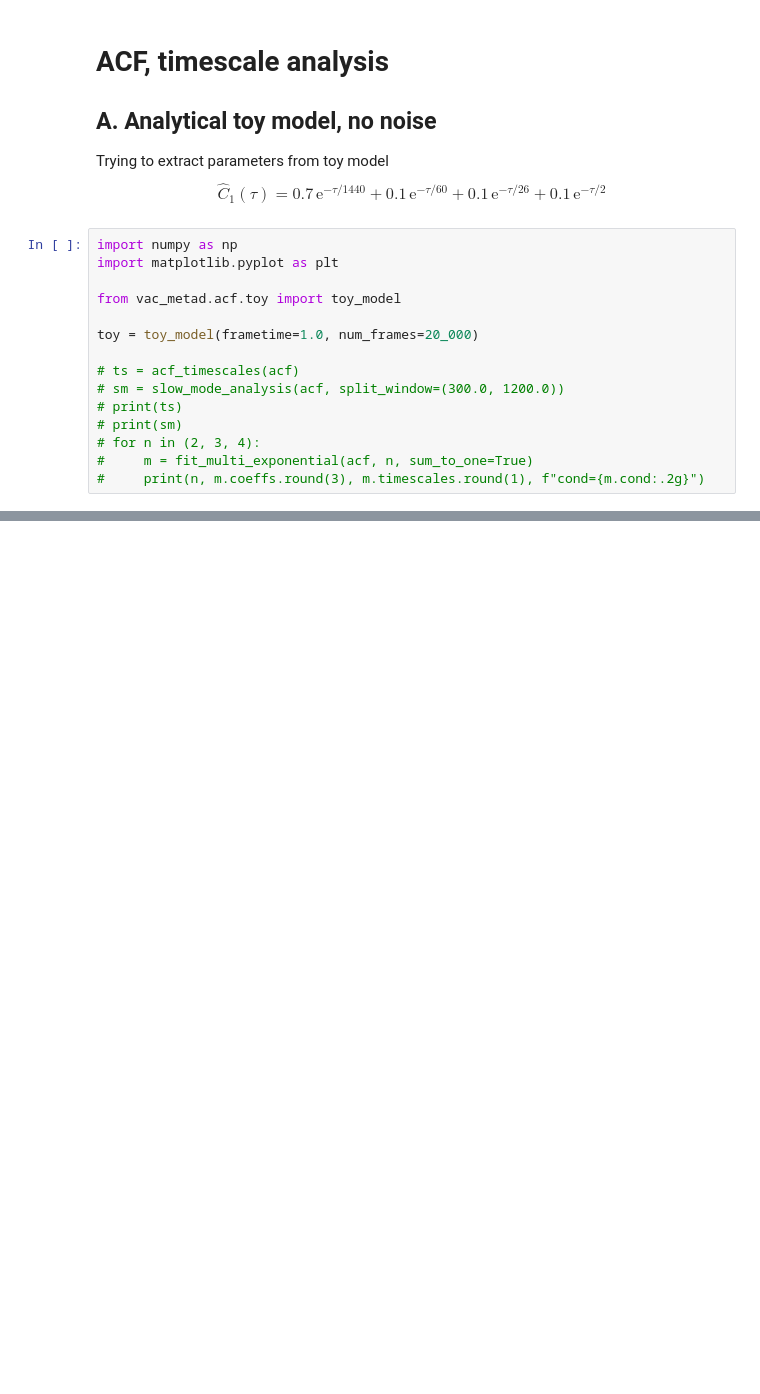
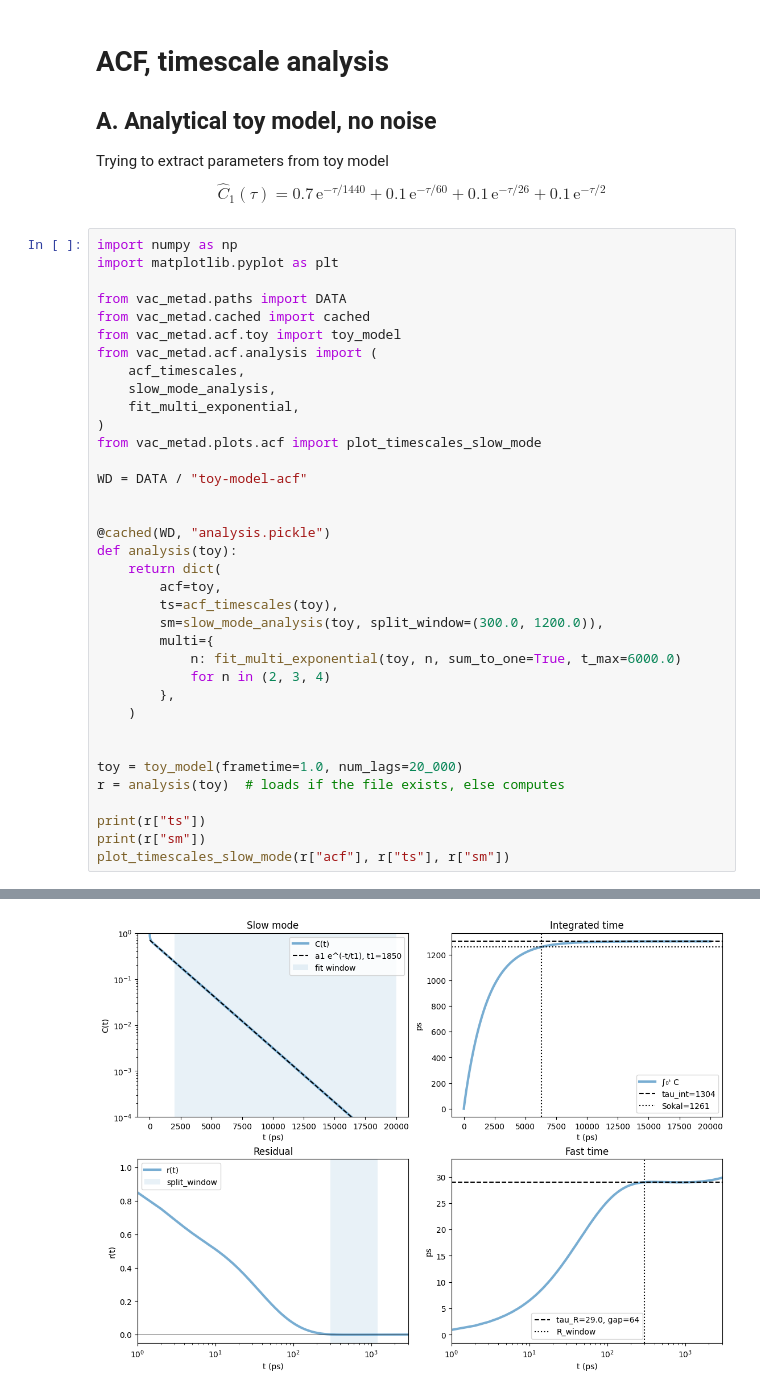
Before and after one commit to bbharland/vac-metad, a Jupyter notebook: notebooks/1.05-toy-model.ipynb, the cells around one changed output, grey strips where cells are left out. Drawn from its saved outputs; the diff is of its cells as text; blank space fills up the shorter version.

```diff
--- a/notebooks/1.05-toy-model.ipynb
+++ b/notebooks/1.05-toy-model.ipynb
@@ -11,14 +11,36 @@ $$
 import numpy as np
 import matplotlib.pyplot as plt
 
+from vac_metad.paths import DATA
+from vac_metad.cached import cached
 from vac_metad.acf.toy import toy_model
+from vac_metad.acf.analysis import (
+    acf_timescales,
+    slow_mode_analysis,
+    fit_multi_exponential,
+)
+from vac_metad.plots.acf import plot_timescales_slow_mode
 
-toy = toy_model(frametime=1.0, num_frames=20_000)
+WD = DATA / "toy-model-acf"
 
-# ts = acf_timescales(acf)
-# sm = slow_mode_analysis(acf, split_window=(300.0, 1200.0))
-# print(ts)
-# print(sm)
-# for n in (2, 3, 4):
-#     m = fit_multi_exponential(acf, n, sum_to_one=True)
-#     print(n, m.coeffs.round(3), m.timescales.round(1), f"cond={m.cond:.2g}")
+
+@cached(WD, "analysis.pickle")
+def analysis(toy):
+    return dict(
+        acf=toy,
+        ts=acf_timescales(toy),
+        sm=slow_mode_analysis(toy, split_window=(300.0, 1200.0)),
+        multi={
+            n: fit_multi_exponential(toy, n, sum_to_one=True, t_max=6000.0)
+            for n in (2, 3, 4)
+        },
+    )
+
+
+toy = toy_model(frametime=1.0, num_lags=20_000)
+r = analysis(toy)  # loads if the file exists, else computes
+
+print(r["ts"])
+print(r["sm"])
+plot_timescales_slow_mode(r["acf"], r["ts"], r["sm"])
+# %% [output]
@@ -24,0 +49 @@ toy = toy_model(frametime=1.0, num_frames=20_000)
+[figure, added]
```
Also changed, not shown: parts of 3 cells of this notebook.
